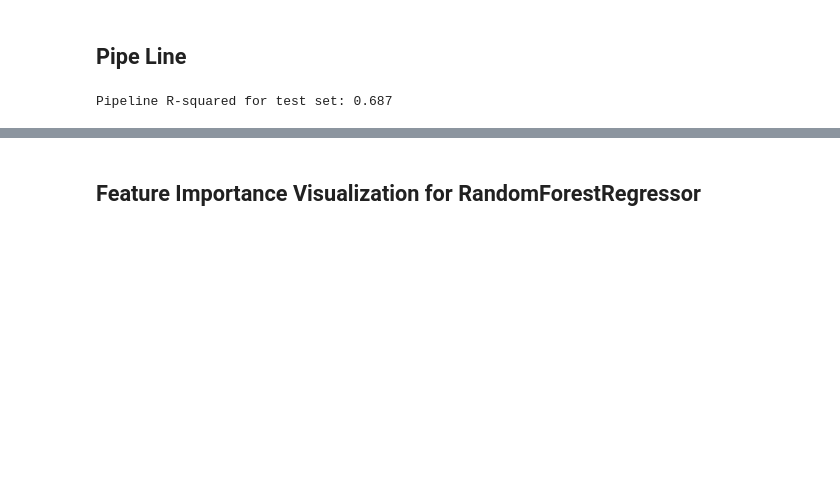
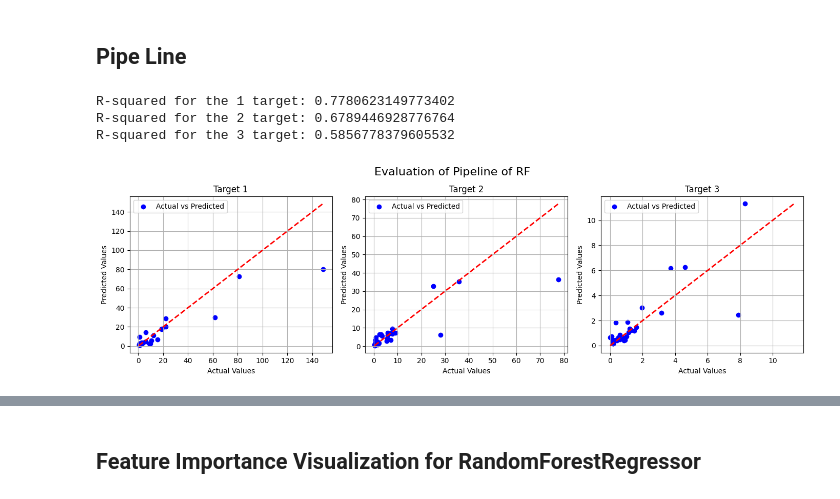
Before and after one commit to jld224/BananaIndex, a Jupyter notebook: BananaIndex.ipynb, the cells around one changed output, grey strips where cells are left out. Drawn from its saved outputs; the diff is of its cells as text; code cells hidden in the pictures; blank space fills up the shorter version.

```diff
--- a/BananaIndex.ipynb
+++ b/BananaIndex.ipynb
@@ -154,21 +146,17 @@ Best Random Forest R-squared for test set: 0.687
 # %%
 from sklearn.pipeline import Pipeline
 from sklearn.preprocessing import StandardScaler
 
 # A pipeline with StandardScaler and the best RandomForestRegressor
 pipeline = Pipeline([
     ('scaler', StandardScaler()),
     ('rf', RandomForestRegressor(**best_params, random_state=42))  # Using best_params found from grid search
 ])
 
-# Train the pipeline on the training data
-pipeline.fit(X_train, y_train)
-
-# Predict using the pipeline
-y_pred_pipeline = pipeline.predict(X_test)
-
-# Evaluate the model using the pipeline
-pipeline_r2 = r2_score(y_test, y_pred_pipeline)
-print("Pipeline R-squared for test set: {:.3f}".format(pipeline_r2))
+y_pred = model_wrap(pipeline)
+evaluate(y_test, y_pred, 'Pipeline of RF')
 # %% [output]
-Pipeline R-squared for test set: 0.687
+R-squared for the 1 target: 0.7780623149773402
+R-squared for the 2 target: 0.6789446928776764
+R-squared for the 3 target: 0.5856778379605532
+[figure, added]
```
Also changed, not shown: parts of 14 cells of this notebook.
